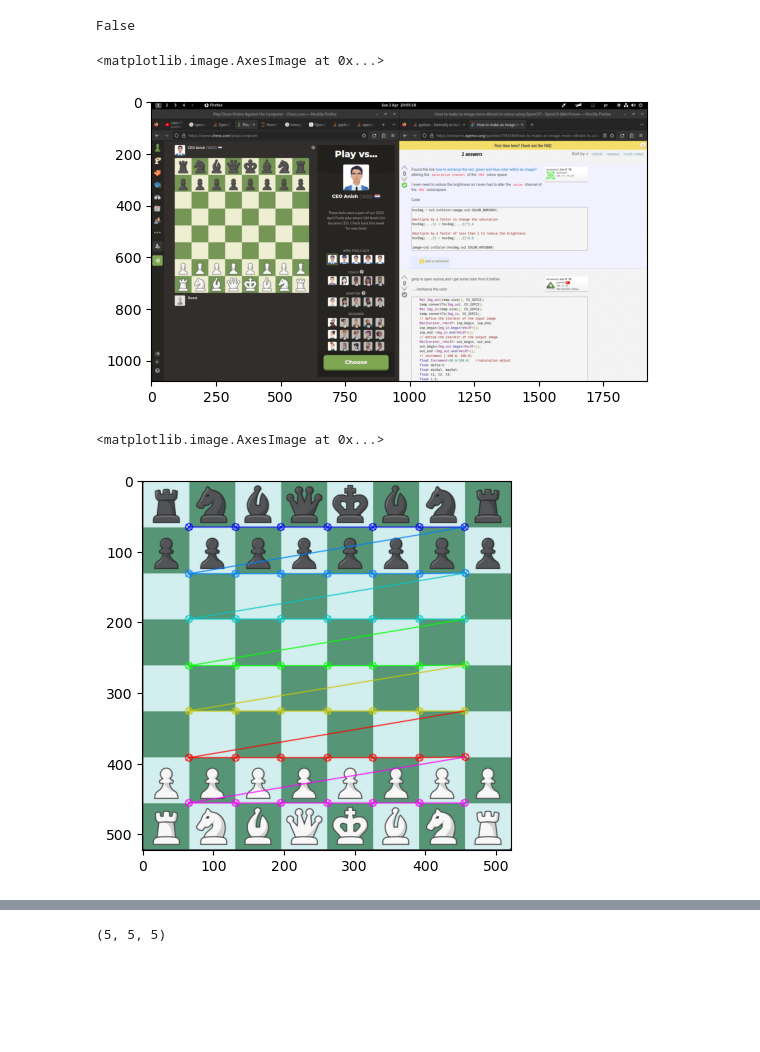
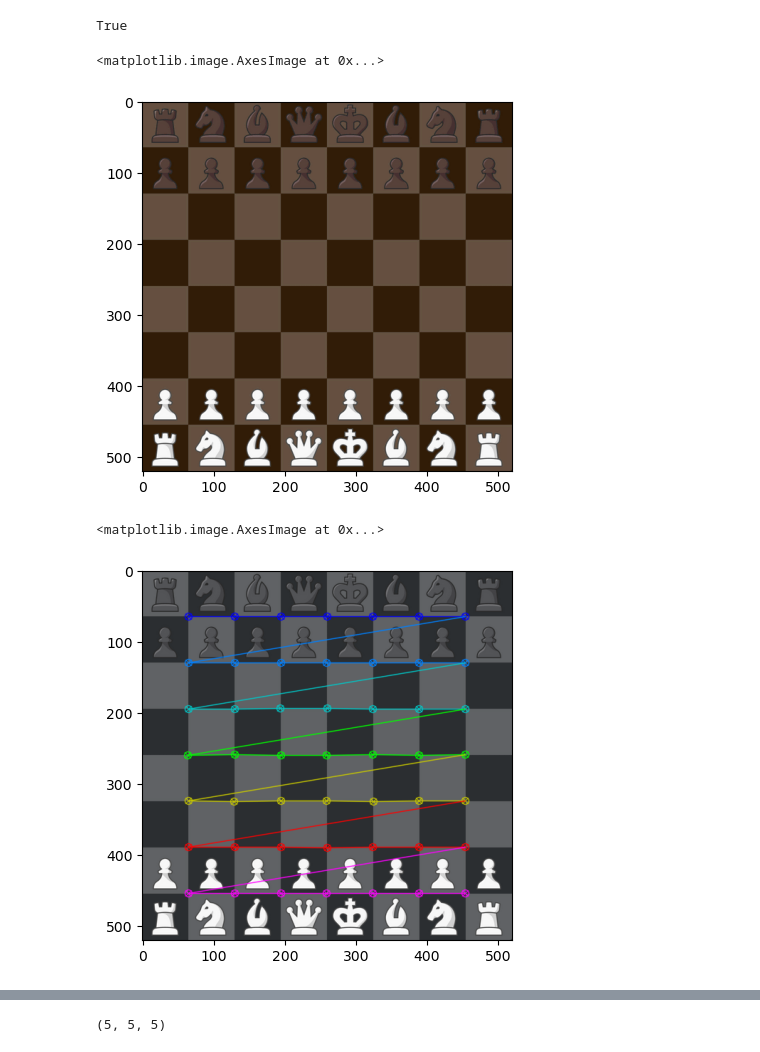
Before and after one commit to ernestovaz/chessboard-detection, a Jupyter notebook: notebook.ipynb, the cells around one changed output, grey strips where cells are left out. Drawn from its saved outputs; the diff is of its cells as text; code cells hidden in the pictures; blank space fills up the shorter version.

```diff
--- a/notebook.ipynb
+++ b/notebook.ipynb
@@ -8,7 +8,7 @@ from scipy import stats
 import numpy as np
 from matplotlib import pyplot as plt
 # %%
-img = cv2.imread('data/whole.png')
+img = cv2.imread('data/neo_overlay.png')
 # %%
 copy = np.copy(img)
 imgray = cv2.cvtColor(img, cv2.COLOR_BGR2GRAY)
@@ -30,22 +29,22 @@ plt.imshow(cv2.cvtColor(copy, cv2.COLOR_BGR2RGB))
 # %%
 hsv = cv2.cvtColor(img, cv2.COLOR_BGR2HSV)
-hsv[...,1] = hsv[...,1]*5
+hsv[...,1] = hsv[...,1]*7
 saturated = cv2.cvtColor(hsv, cv2.COLOR_HSV2BGR)
 found, corners = cv2.findChessboardCorners(saturated, (7,7), flags=cv2.CALIB_CB_ADAPTIVE_THRESH+cv2.CALIB_CB_NORMALIZE_IMAGE)
-corner_img = copy(img)
+corner_img = np.copy(img)
 cv2.drawChessboardCorners(corner_img, (7,7), corners, found)
 found
 # %% [output]
-False
+True
 # %%
-plt.imshow(cv2.cvtColor(img, cv2.COLOR_BGR2RGB))
+plt.imshow(cv2.cvtColor(saturated, cv2.COLOR_BGR2RGB))
 # %% [output]
 <matplotlib.image.AxesImage at 0x...>
-[figure, old version]
+[figure, new version]
 # %%
 plt.imshow(corner_img)
 # %% [output]
 <matplotlib.image.AxesImage at 0x...>
-[figure, old version]
+[figure, new version]
 # %%
 chessboard = np.empty((8,8), dtype='object')
```
Also changed, not shown: parts of 5 cells of this notebook, 35 other files.
